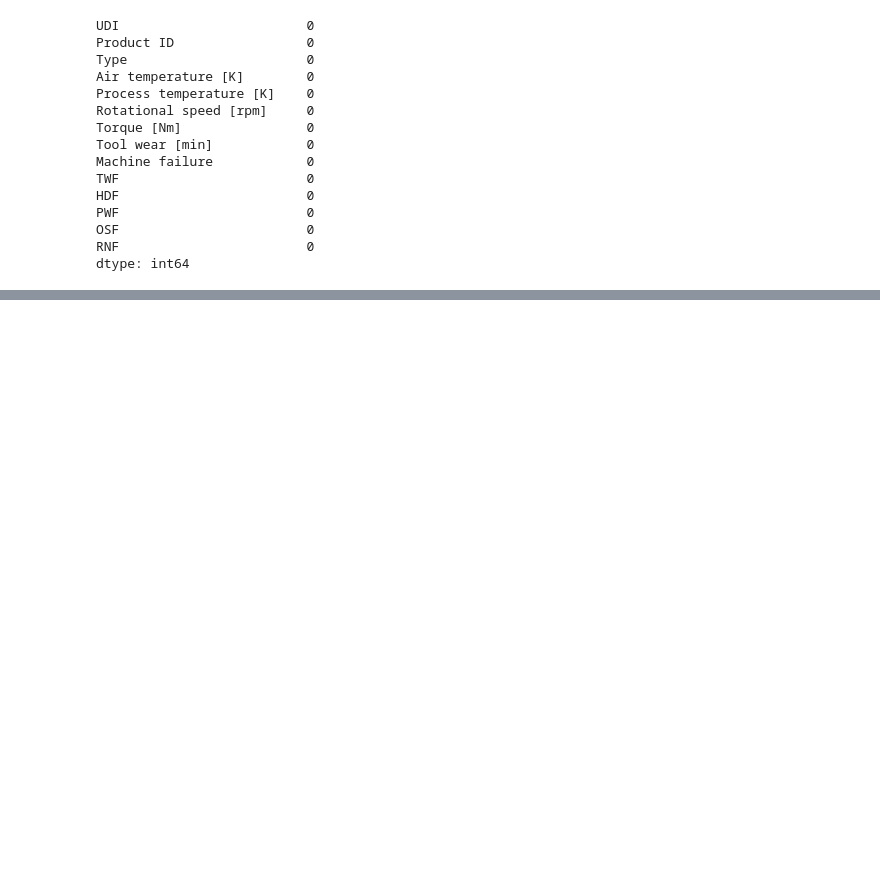
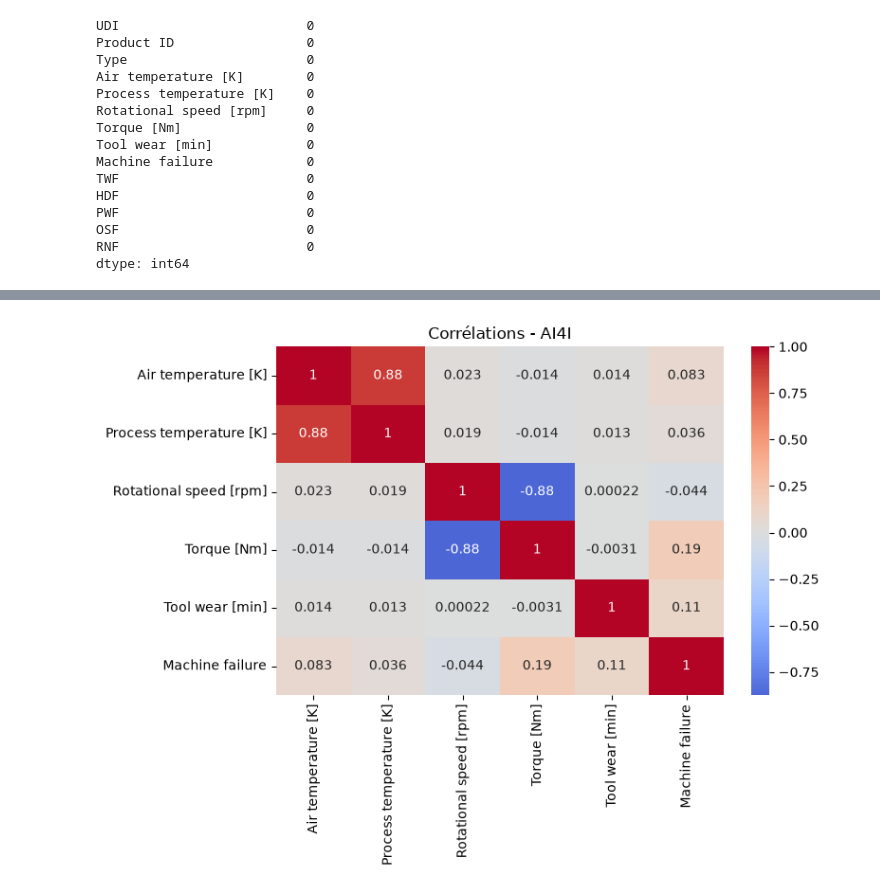
Before and after one commit to elh-amine/apex, a Jupyter notebook: notebooks/03_EDA_AI4I.ipynb, the cells around one changed output, grey strips where cells are left out. Saved outputs shown, nothing was run; the diff lists cells and outputs as text; code cells hidden in the pictures; blank space fills up the shorter version.

```diff
--- a/notebooks/03_EDA_AI4I.ipynb
+++ b/notebooks/03_EDA_AI4I.ipynb
@@ -56,0 +115,73 @@ dtype: int64
+# %%
+# --- Corrélation rapide ---
+plt.figure(figsize=(8,6))
+corr_ai4i = df_ai4i[features_num + ['Machine failure']].corr()
+sns.heatmap(corr_ai4i, annot=True, cmap='coolwarm', center=0)
+plt.title('Corrélations - AI4I')
+plt.tight_layout()
+plt.show()
+
+# --- Préparation ---
+from sklearn.model_selection import train_test_split
+from sklearn.preprocessing import StandardScaler, LabelEncoder
+from imblearn.over_sampling import SMOTE
+
+df_ai4i_ml = df_ai4i.copy()
+le_type = LabelEncoder()
+df_ai4i_ml['Type_encoded'] = le_type.fit_transform(df_ai4i_ml['Type'])
+
+feature_cols = ['Air temperature [K]', 'Process temperature [K]',
+                 'Rotational speed [rpm]', 'Torque [Nm]', 'Tool wear [min]', 'Type_encoded']
+
+X_ai4i = df_ai4i_ml[feature_cols]
+y_ai4i = df_ai4i_ml['Machine failure']
+
+X_train_c, X_test_c, y_train_c, y_test_c = train_test_split(
+    X_ai4i, y_ai4i, test_size=0.2, random_state=42, stratify=y_ai4i
+)
+
+scaler_c = StandardScaler()
+X_train_c_scaled = scaler_c.fit_transform(X_train_c)
+X_test_c_scaled = scaler_c.transform(X_test_c)
+
+smote = SMOTE(random_state=42)
+X_train_c_bal, y_train_c_bal = smote.fit_resample(X_train_c_scaled, y_train_c)
+
+# --- Entraînement ---
+from sklearn.ensemble import RandomForestClassifier
+from xgboost import XGBClassifier
+from sklearn.metrics import classification_report, f1_score, roc_auc_score
+
+rf_c = RandomForestClassifier(n_estimators=200, random_state=42, n_jobs=-1)
+rf_c.fit(X_train_c_bal, y_train_c_bal)
+y_pred_rf_c = rf_c.predict(X_test_c_scaled)
+y_proba_rf_c = rf_c.predict_proba(X_test_c_scaled)[:,1]
+
+xgb_c = XGBClassifier(n_estimators=200, max_depth=5, random_state=42, eval_metric='logloss')
+xgb_c.fit(X_train_c_bal, y_train_c_bal)
+y_pred_xgb_c = xgb_c.predict(X_test_c_scaled)
+y_proba_xgb_c = xgb_c.predict_proba(X_test_c_scaled)[:,1]
+
+print("=== Random Forest ===")
+print(classification_report(y_test_c, y_pred_rf_c))
+print("F1-macro:", f1_score(y_test_c, y_pred_rf_c, average='macro'))
+print("AUC:", roc_auc_score(y_test_c, y_proba_rf_c))
+
+print("\n=== XGBoost ===")
+print(classification_report(y_test_c, y_pred_xgb_c))
+print("F1-macro:", f1_score(y_test_c, y_pred_xgb_c, average='macro'))
+print("AUC:", roc_auc_score(y_test_c, y_proba_xgb_c))
+
+# --- Feature importance ---
+importances_c = pd.Series(xgb_c.feature_importances_, index=feature_cols).sort_values(ascending=False)
+print("\nFeature importance:\n", importances_c)
+
+# --- Sauvegarde ---
+import joblib
+best_model_c = rf_c if f1_score(y_test_c, y_pred_rf_c, average='macro') > f1_score(y_test_c, y_pred_xgb_c, average='macro') else xgb_c
+joblib.dump(best_model_c, '../models/module_c_equipment_classifier.pkl')
+joblib.dump(scaler_c, '../models/module_c_scaler.pkl')
+joblib.dump(le_type, '../models/module_c_type_encoder.pkl')
+print("\nModèle Module C sauvegardé.")
+# %% [output]
+[figure, added]
```
Also changed, not shown: parts of 7 cells of this notebook, 10 other files.
